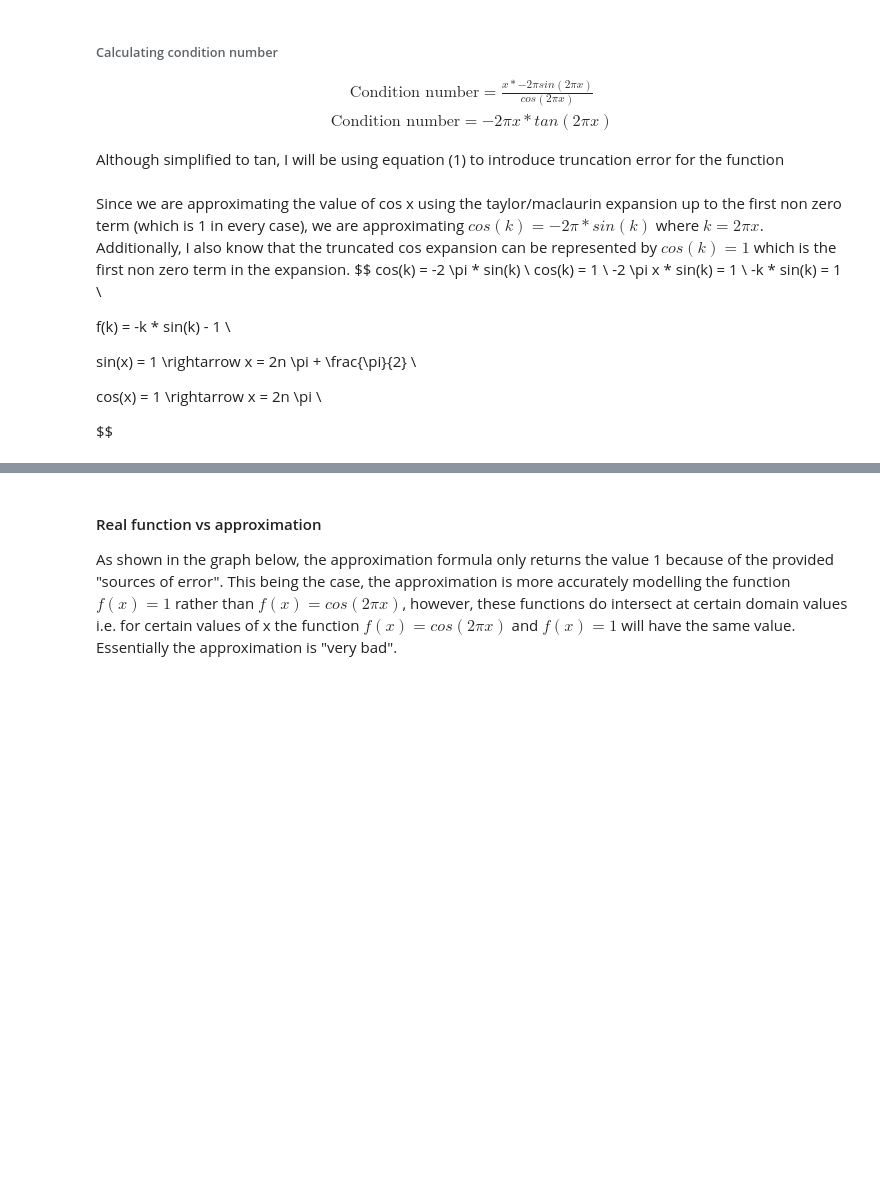
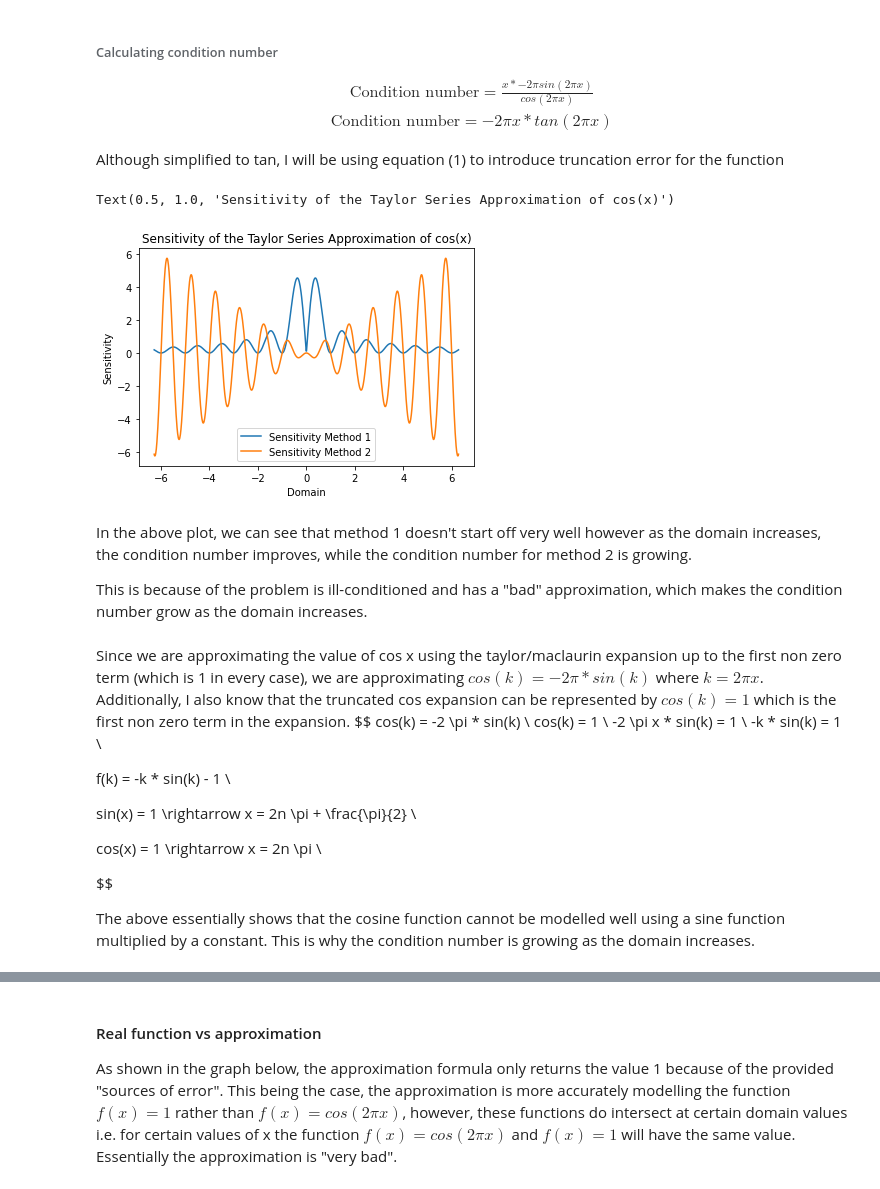
Before and after one commit to Rishi-Bidani/FIT3139, a Jupyter notebook: assignment1/part3.ipynb, the cells around one changed output, grey strips where cells are left out. Saved outputs shown, nothing was run; the diff lists cells and outputs as text; code cells hidden in the pictures; blank space fills up the shorter version.

```diff
--- a/assignment1/part3.ipynb
+++ b/assignment1/part3.ipynb
@@ -64,8 +64,12 @@ $$
 def forward_error(real_function, estimated_function, domain):
     return abs(real_function(domain) - estimated_function(domain))
 
+def backward_error(domain):
+    return domain
+
 def sensitivity_method_1(real_function, estimated_function, domain):
-    return abs(forward_error(real_function, estimated_function, domain) / domain)
+
+    return abs(forward_error(real_function, estimated_function, domain) / backward_error(domain))
 # %% [markdown]
 #### Method 2: Using approximation formula
 # %% [markdown]
@@ -105,6 +109,25 @@ def sensitivity_method_2(domain):
     # per the specifications, only the cosine function is approximated using the taylor series till the first non 0 term
     denominator = truncated_taylor_cos(domain)
     return numberator / denominator
+# %%
+# use method 1 to calculate the sensitivity
+domain = np.linspace(-2*np.pi, 2*np.pi, 1000)
+sensitivity1 = [sensitivity_method_1(func_real, truncated_taylor_cos, float(round(x, 3))) for x in domain]
+sensitivity2 = [sensitivity_method_2(x) for x in domain]
+
+plt.plot(domain, sensitivity1, label="Sensitivity Method 1")
+plt.plot(domain, sensitivity2, label="Sensitivity Method 2")
+plt.legend()
+plt.xlabel("Domain")
+plt.ylabel("Sensitivity")
+plt.title("Sensitivity of the Taylor Series Approximation of cos(x)")
+# %% [output]
+Text(0.5, 1.0, 'Sensitivity of the Taylor Series Approximation of cos(x)')
+[figure, added]
+# %% [markdown]
+In the above plot, we can see that method 1 doesn't start off very well however as the domain increases, the condition number improves, while the condition number for method 2 is growing.
+
+This is because of the problem is ill-conditioned and has a "bad" approximation, which makes the condition number grow as the domain increases.
 # %% [markdown]
 Since we are approximating the value of cos x using the taylor/maclaurin expansion up to the first non zero term (which is 1 in every case), we are approximating $cos(k) = -2 \pi * sin (k)$ where $k=2 \pi x$. Additionally, I also know that the truncated cos expansion can be represented by $cos(k) = 1$ which is the first non zero term in the expansion.
 $$
@@ -122,3 +145,5 @@ sin(x) = 1 \rightarrow x = 2n \pi + \frac{\pi}{2} \\
 cos(x) = 1 \rightarrow x = 2n \pi \\
 
 $$
+
+The above essentially shows that the cosine function cannot be modelled well using a sine function multiplied by a constant. This is why the condition number is growing as the domain increases.
```
Also changed, not shown: parts of 12 cells of this notebook.
